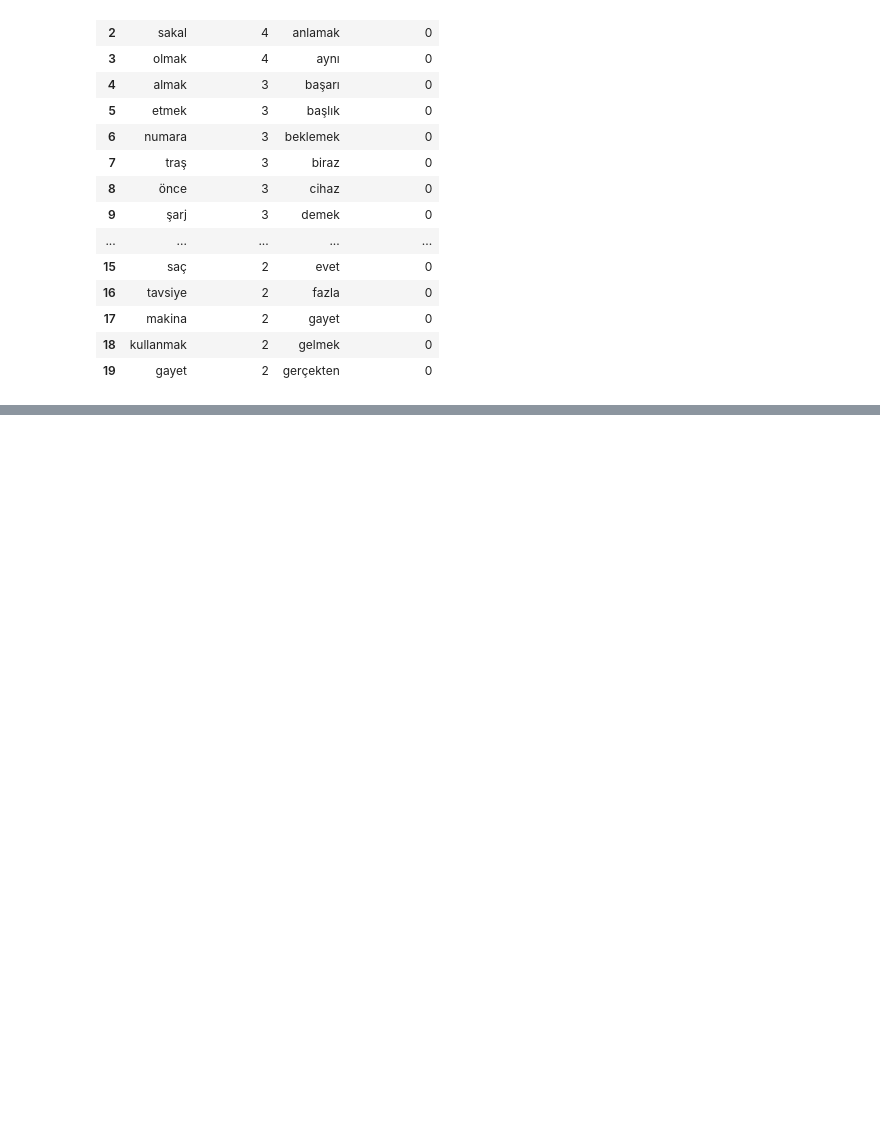
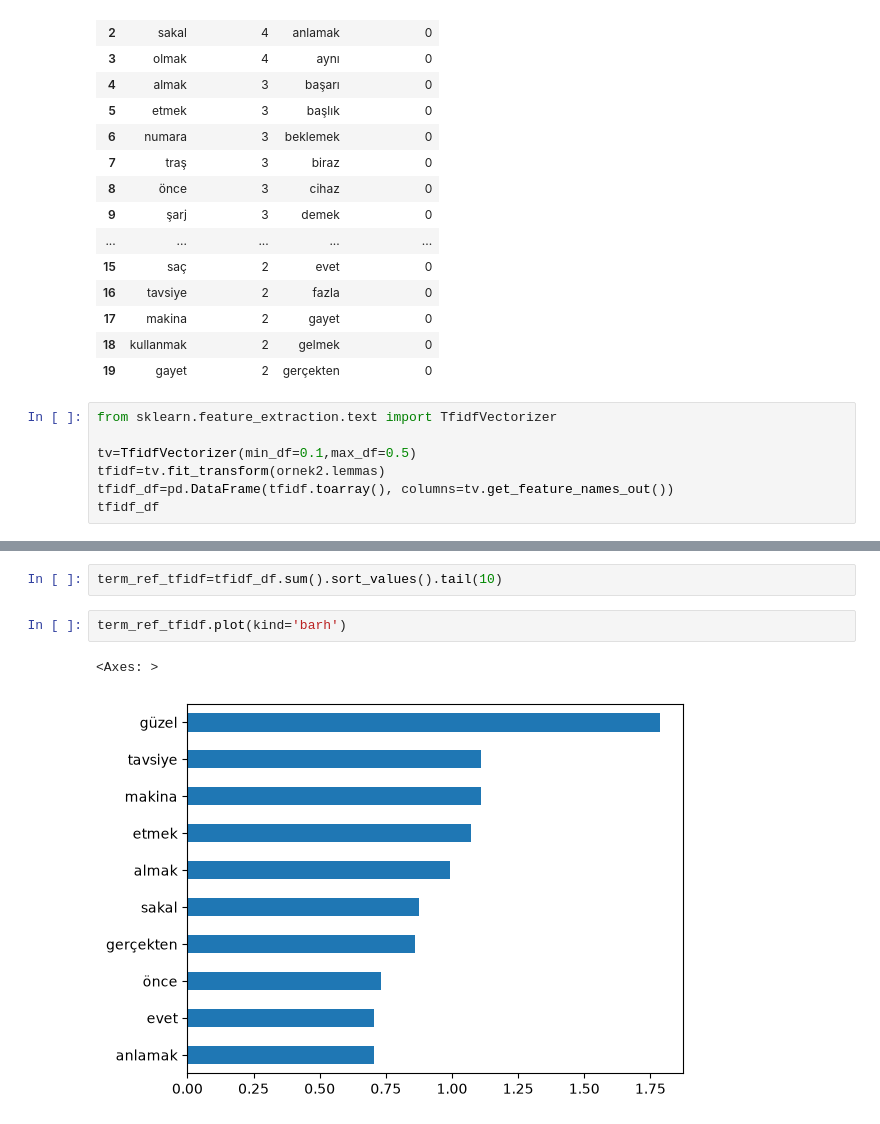
Before and after one commit to kadirbarantan/turkish-nlp-journey, a Jupyter notebook: notebooks/zembere_onisleme.ipynb, the cells around one changed output, grey strips where cells are left out. Saved outputs shown, nothing was run; the diff lists cells and outputs as text; blank space fills up the shorter version.

Commit message:
Gün 6: TF-IDF, CountVectorizer karşılaştırması ve 1. hafta README

```diff
--- a/notebooks/zembere_onisleme.ipynb
+++ b/notebooks/zembere_onisleme.ipynb
@@ -154,3 +154,10 @@ pd.DataFrame({'olumlu': olumlu.index, 'olumlu_sayi': olumlu.values,
 | 17 | makina | 2 | gayet | 0 |
 | 18 | kullanmak | 2 | gelmek | 0 |
 | 19 | gayet | 2 | gerçekten | 0 |
+# %%
+from sklearn.feature_extraction.text import TfidfVectorizer
+
+tv=TfidfVectorizer(min_df=0.1,max_df=0.5)
+tfidf=tv.fit_transform(ornek2.lemmas)
+tfidf_df=pd.DataFrame(tfidf.toarray(), columns=tv.get_feature_names_out())
+tfidf_df
@@ -156,0 +177,7 @@ pd.DataFrame({'olumlu': olumlu.index, 'olumlu_sayi': olumlu.values,
+# %%
+term_ref_tfidf=tfidf_df.sum().sort_values().tail(10)
+# %%
+term_ref_tfidf.plot(kind='barh')
+# %% [output]
+<Axes: >
+[figure, added]
```
Also changed, not shown: parts of 3 cells of this notebook, 1 other file.
